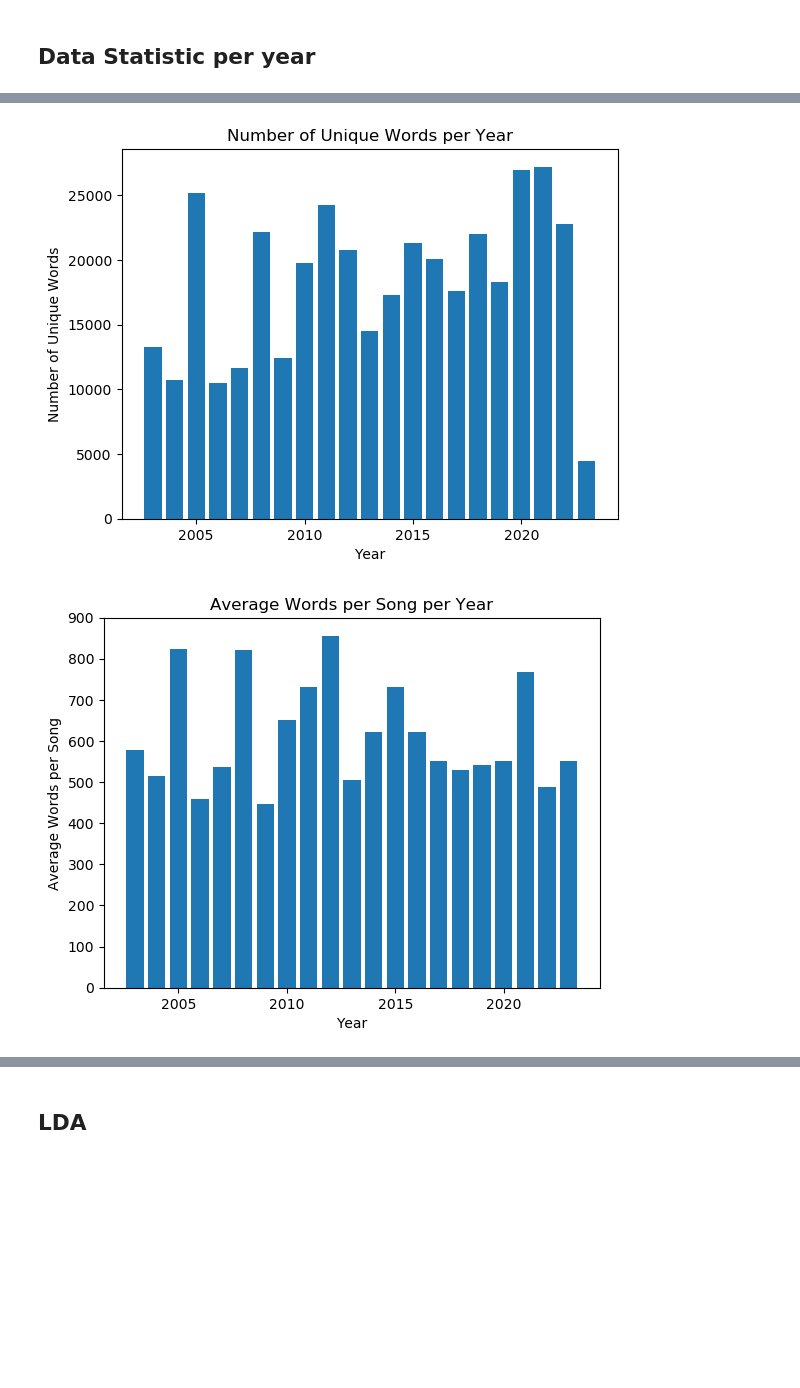
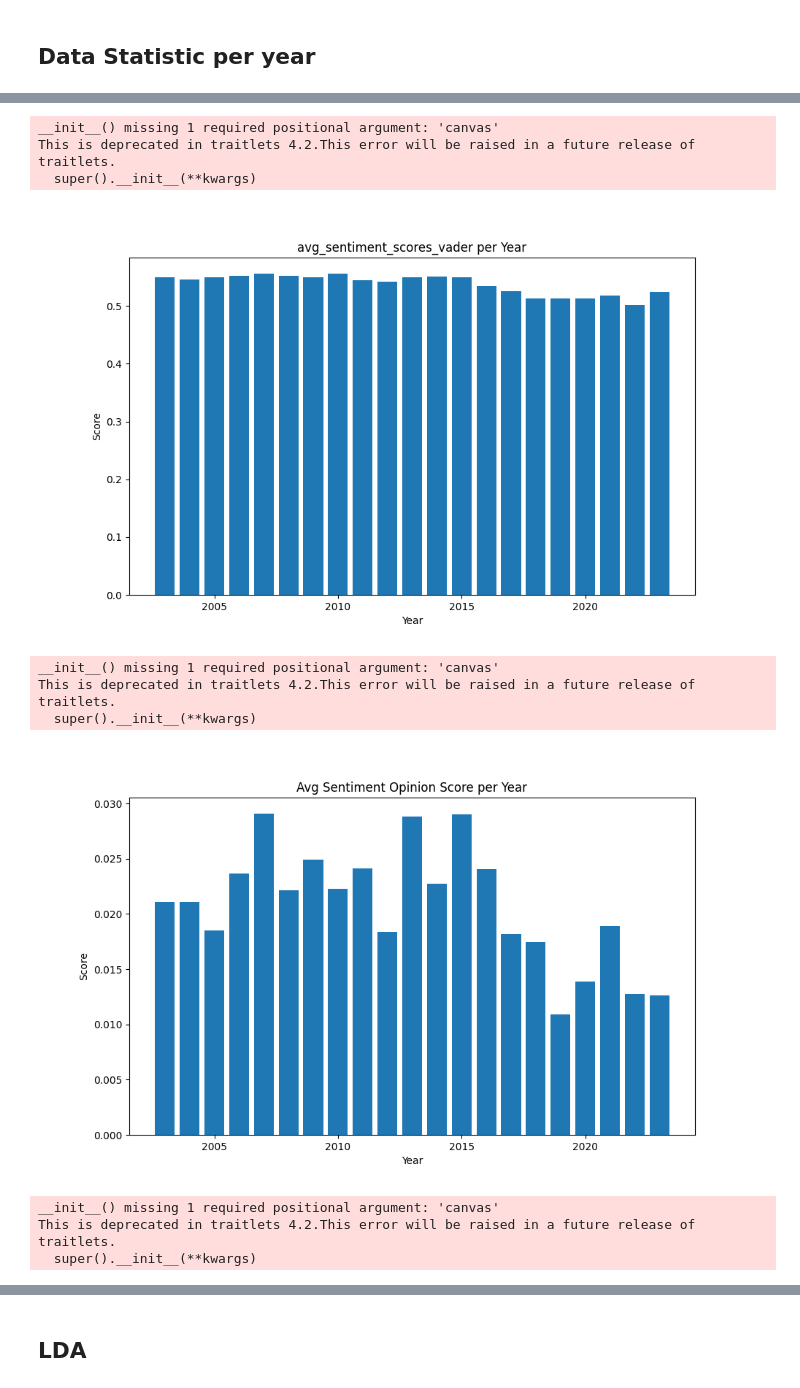
Before and after one commit to igorktech/lyrics-sentiment-analysis, a Jupyter notebook: lyrics_sentiment_analysis.ipynb, the cells around one changed output, grey strips where cells are left out. Cells and saved outputs as stored; diff of their text form; code cells hidden in the pictures; blank space fills up the shorter version.

Commit message:
upd(main): merge two tables + plot sentiment scores

```diff
--- a/lyrics_sentiment_analysis.ipynb
+++ b/lyrics_sentiment_analysis.ipynb
@@ -515,22 +697,35 @@ year_stats.to_csv('year_stats.csv', index=False)
 # %%
-# Plot the year_stats DataFrame as a bar chart
-plt.bar(year_stats['Year'], year_stats['Num Unique Words'])
-plt.title('Number of Unique Words per Year')
+year_stats = pd.read_csv('year_stats.csv')
+
+plt.figure(figsize=(10, 6))
+plt.bar(year_stats['Year'], year_stats['avg_sentiment_scores_vader'])
+plt.title('avg_sentiment_scores_vader per Year')
 plt.xlabel('Year')
-plt.ylabel('Number of Unique Words')
+plt.ylabel('Score')
 plt.show()
 
-plt.bar(year_stats['Year'], year_stats['Avg Words Per Song'])
-plt.title('Average Words per Song per Year')
+plt.figure(figsize=(10, 6))
+plt.bar(year_stats['Year'], year_stats['Avg Sentiment Opinion Score per Year'])
+plt.title('Avg Sentiment Opinion Score per Year')
 plt.xlabel('Year')
-plt.ylabel('Average Words per Song')
+plt.ylabel('Score')
 plt.show()
 
-plt.bar(year_stats['Year'], year_stats['Num Songs'])
-plt.title('Number of Songs per Year')
+plt.figure(figsize=(10, 6))
+plt.bar(year_stats['Year'], year_stats['avg_sentiment_scores_valence'])
+plt.title('avg_sentiment_scores_valence per Year')
 plt.xlabel('Year')
-plt.ylabel('Number of Songs')
+plt.ylabel('Score')
 plt.show()
 # %% [output]
+__init__() missing 1 required positional argument: 'canvas'
+This is deprecated in traitlets 4.2.This error will be raised in a future release of traitlets.
+  super().__init__(**kwargs)
-[figure, old version]
+[figure, new version]
+__init__() missing 1 required positional argument: 'canvas'
+This is deprecated in traitlets 4.2.This error will be raised in a future release of traitlets.
+  super().__init__(**kwargs)
-[figure, old version]
+[figure, new version]
+__init__() missing 1 required positional argument: 'canvas'
+This is deprecated in traitlets 4.2.This error will be raised in a future release of traitlets.
+  super().__init__(**kwargs)
```
Also changed, not shown: parts of 11 cells of this notebook, 2 other files.
